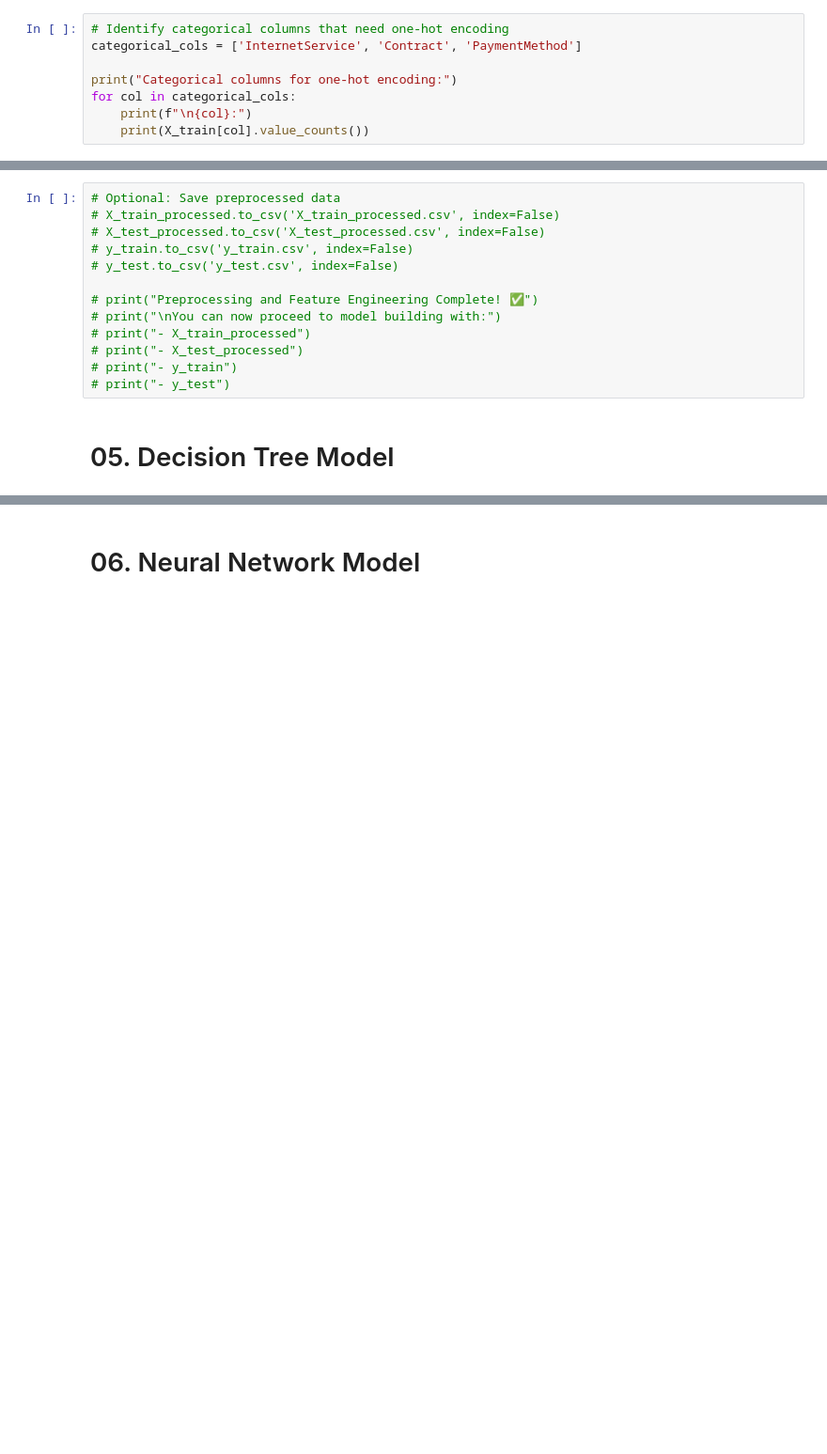
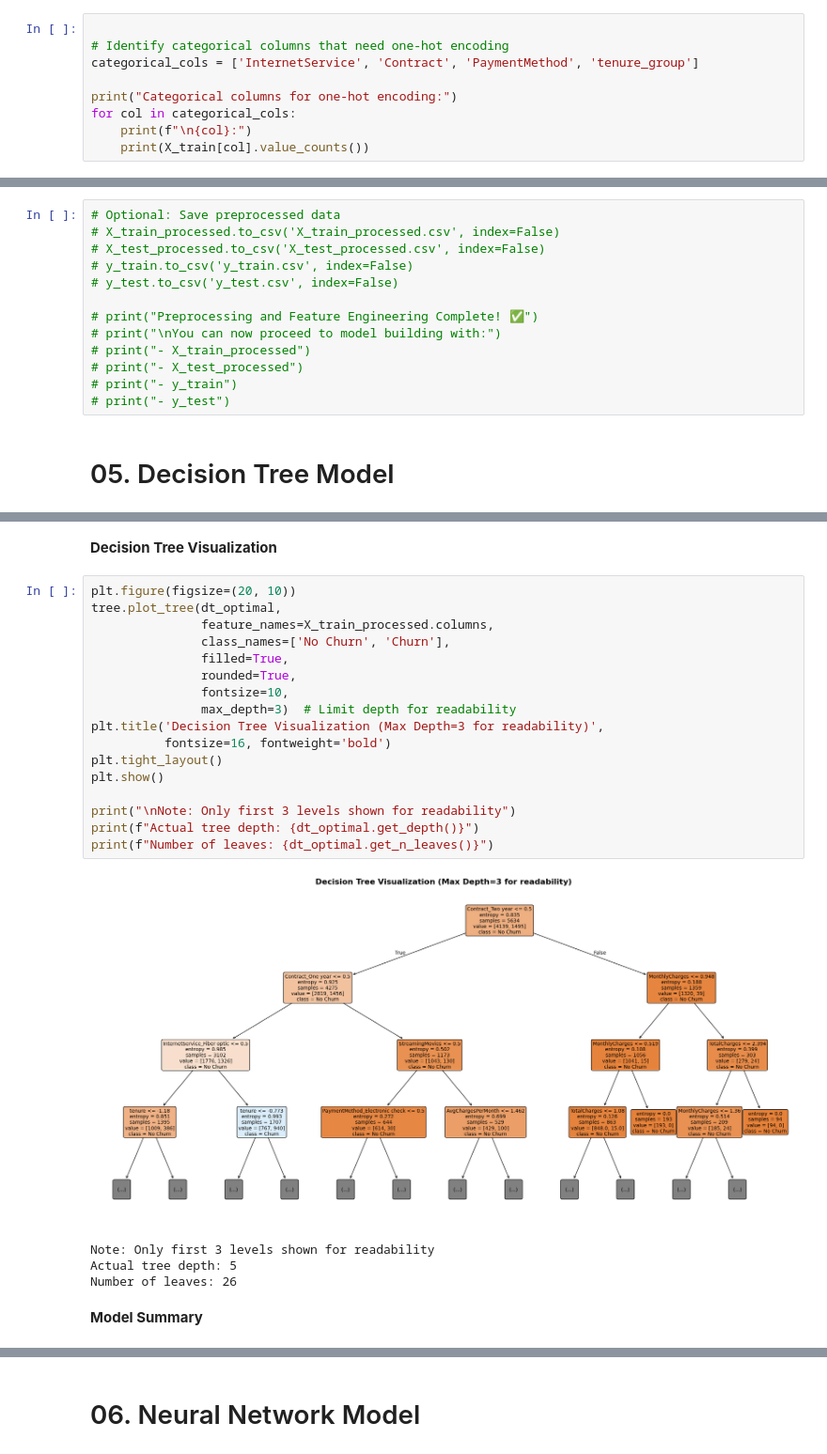
Before and after one commit to Dinu-Nimnara/CM2604_CW_2425587, a Jupyter notebook: CM2604_CW_2425587.ipynb, the cells around one changed output, grey strips where cells are left out. Shown at 94% size. Drawn from its saved outputs; the diff is of its cells as text; blank space fills up the shorter version.

```diff
--- a/CM2604_CW_2425587.ipynb
+++ b/CM2604_CW_2425587.ipynb
@@ -730,6 +785,7 @@ Name: proportion, dtype: float64
 # %%
+
 # Identify categorical columns that need one-hot encoding
-categorical_cols = ['InternetService', 'Contract', 'PaymentMethod']
+categorical_cols = ['InternetService', 'Contract', 'PaymentMethod', 'tenure_group']
 
 print("Categorical columns for one-hot encoding:")
 for col in categorical_cols:
@@ -1023,0 +1255,26 @@ See the caveats in the documentation: https://pandas.pydata.org/pandas-docs/stab
+# %% [markdown]
+**Decision Tree Visualization**
+# %%
+plt.figure(figsize=(20, 10))
+tree.plot_tree(dt_optimal,
+               feature_names=X_train_processed.columns,
+               class_names=['No Churn', 'Churn'],
+               filled=True,
+               rounded=True,
+               fontsize=10,
+               max_depth=3)  # Limit depth for readability
+plt.title('Decision Tree Visualization (Max Depth=3 for readability)',
+          fontsize=16, fontweight='bold')
+plt.tight_layout()
+plt.show()
+
+print("\nNote: Only first 3 levels shown for readability")
+print(f"Actual tree depth: {dt_optimal.get_depth()}")
+print(f"Number of leaves: {dt_optimal.get_n_leaves()}")
+# %% [output]
+[figure, added]
+Note: Only first 3 levels shown for readability
+Actual tree depth: 5
+Number of leaves: 26
+# %% [markdown]
+**Model Summary**
```
Also changed, not shown: parts of 50 cells of this notebook.
